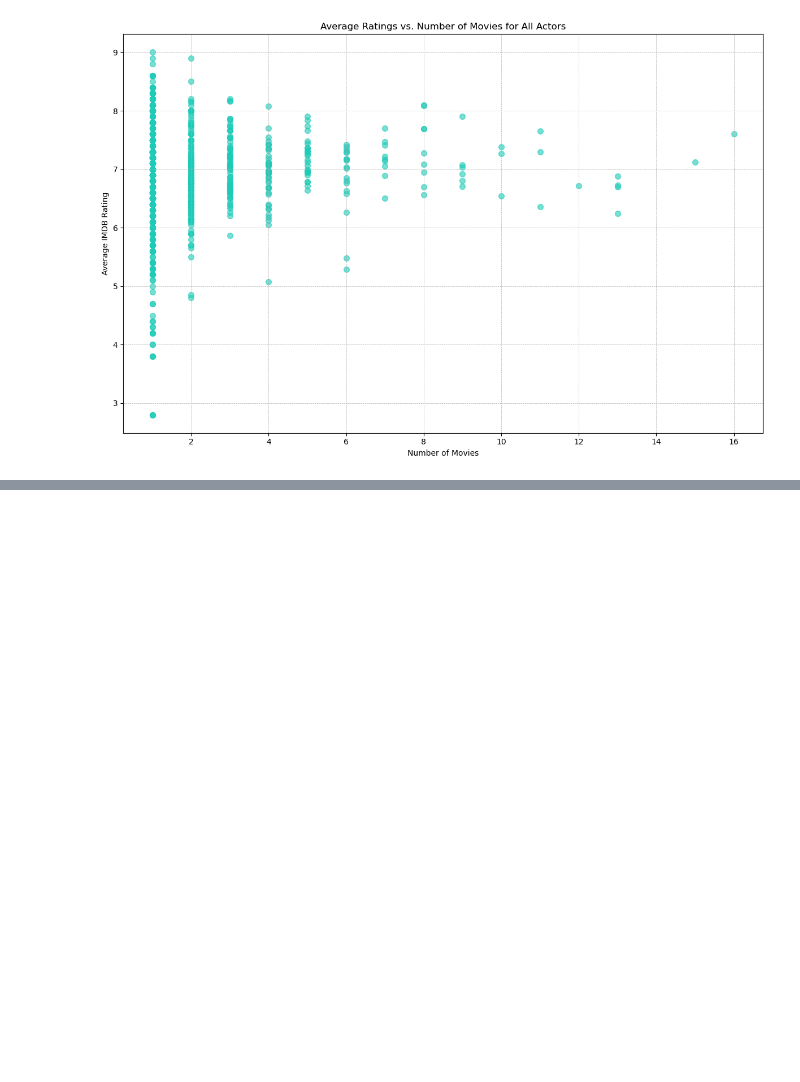
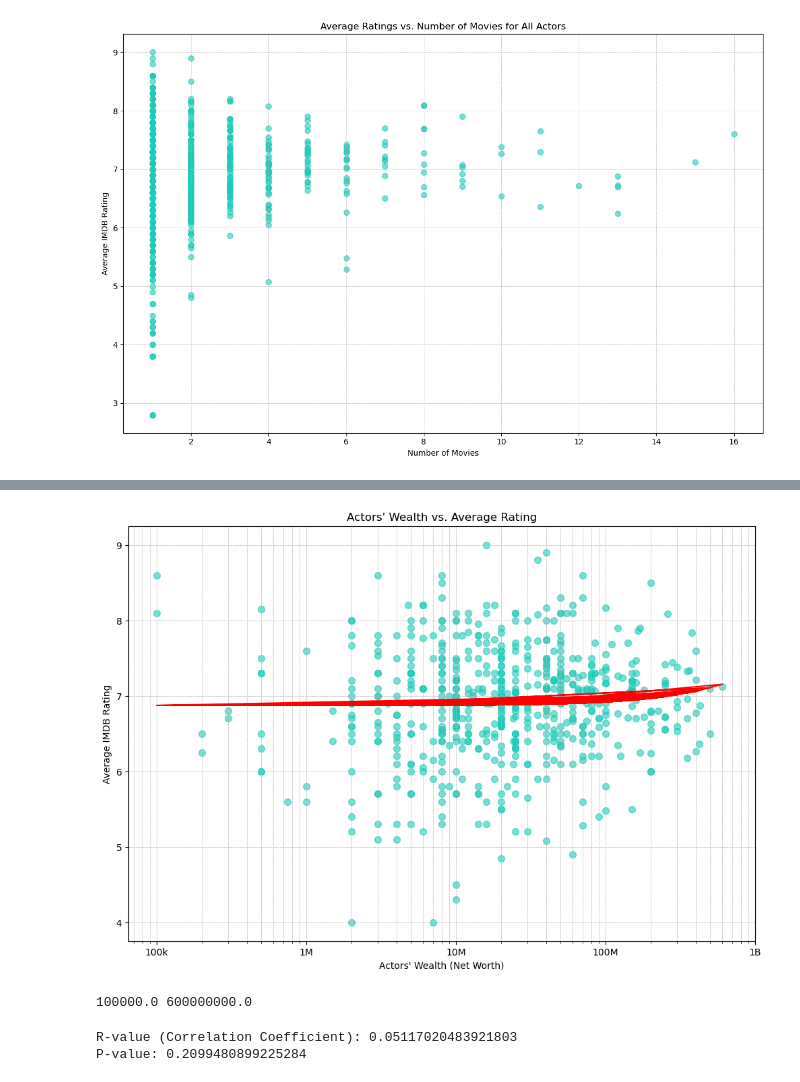
Before and after one commit to benoitchamot/MovieNerd, a Jupyter notebook: dataExplorationJKozak.ipynb, the cells around one changed output, grey strips where cells are left out. Drawn from its saved outputs; the diff is of its cells as text; code cells hidden in the pictures; blank space fills up the shorter version.

```diff
--- a/dataExplorationJKozak.ipynb
+++ b/dataExplorationJKozak.ipynb
@@ -306,0 +323,9 @@ plt.show()
+# %%
+# Import datasets
+actor = Path('Datasets/actor.csv')
+actor_df = pd.read_csv(actor)
+actor_df .head()
+
+# Rename the "name" column
+actor_df = actor_df.rename(columns={"name": 'Actor'})
+actor_df
@@ -306,0 +362,6 @@ plt.show()
+# %%
+# Mergind two DataSets to combine Actor names, their IMDB ratings and NetWorth
+
+actors_wealth = pd.merge(actor_avg_rating, actor_df, on='Actor')
+actors_wealth = actors_wealth[['Actor', 'imdbRating', 'networth']]
+actors_wealth
@@ -306,0 +382,4 @@ plt.show()
+# %%
+actors_wealth_df = actors_wealth.dropna(how='any').copy()
+actors_wealth_df
+actors_wealth_df['networth'] = actors_wealth_df['networth'].astype(float)
@@ -306,0 +402,47 @@ plt.show()
+# %%
+# Plotting scatter plot and linear regression
+
+plt.figure(figsize=(12, 8))
+(slope, intercept, rvalue, pvalue, stderr) = linregress(actors_wealth_df['networth'], actors_wealth_df['imdbRating'])
+regress_values = actors_wealth_df['networth'] * slope + intercept
+line_eq = "y = " + str(round(slope,2)) + "x + " + str(round(intercept,2))
+plt.scatter(actors_wealth_df['networth'], actors_wealth_df['imdbRating'], color='#1FCBB8', s=50, alpha=0.6)
+plt.plot(actors_wealth_df['networth'],regress_values,"r-")
+plt.annotate(line_eq,(1e7, 0.8),fontsize=15,color="red")
+
+
+
+# Adding title, labels, and a grid
+plt.title("Actors' Wealth vs. Average Rating")
+plt.xlabel("Actors' Wealth (Net Worth)")
+plt.ylabel('Average IMDB Rating')
+
+
+# Adjust the x-axis to be on a log scale and set tick labels
+plt.xscale('log')
+tick_vals = [1e5, 1e6, 1e7, 1e8, 1e9]
+tick_labels = ['100k', '1M', '10M', '100M', '1B']
+plt.xticks(tick_vals, tick_labels)
+
+
+plt.grid(True, which='both', linestyle='--', linewidth=0.5)
+plt.show()
+# %% [output]
+[figure, added]
+# %%
+print(actors_wealth_df['networth'].min(), actors_wealth_df['networth'].max())
+# %% [output]
+100000.0 600000000.0
+# %%
+# Statistical Analysis
+
+from scipy.stats import linregress
+
+# Get the regression stats
+slope, intercept, r_value, p_value, std_err = linregress(actors_wealth_df['networth'], actors_wealth_df['imdbRating'])
+
+print(f"R-value (Correlation Coefficient): {r_value}")
+print(f"P-value: {p_value}")
+# %% [output]
+R-value (Correlation Coefficient): 0.05117020483921803
+P-value: 0.2099480899225284
```
Also changed, not shown: parts of 15 cells of this notebook, 2 other files.
